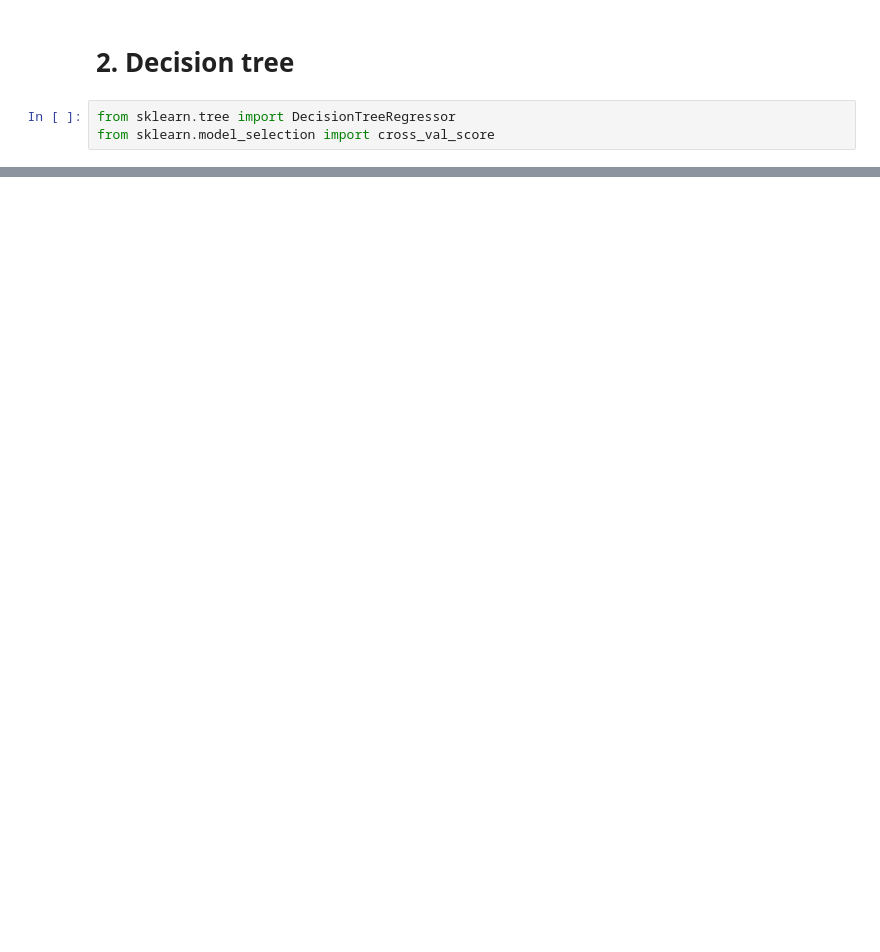
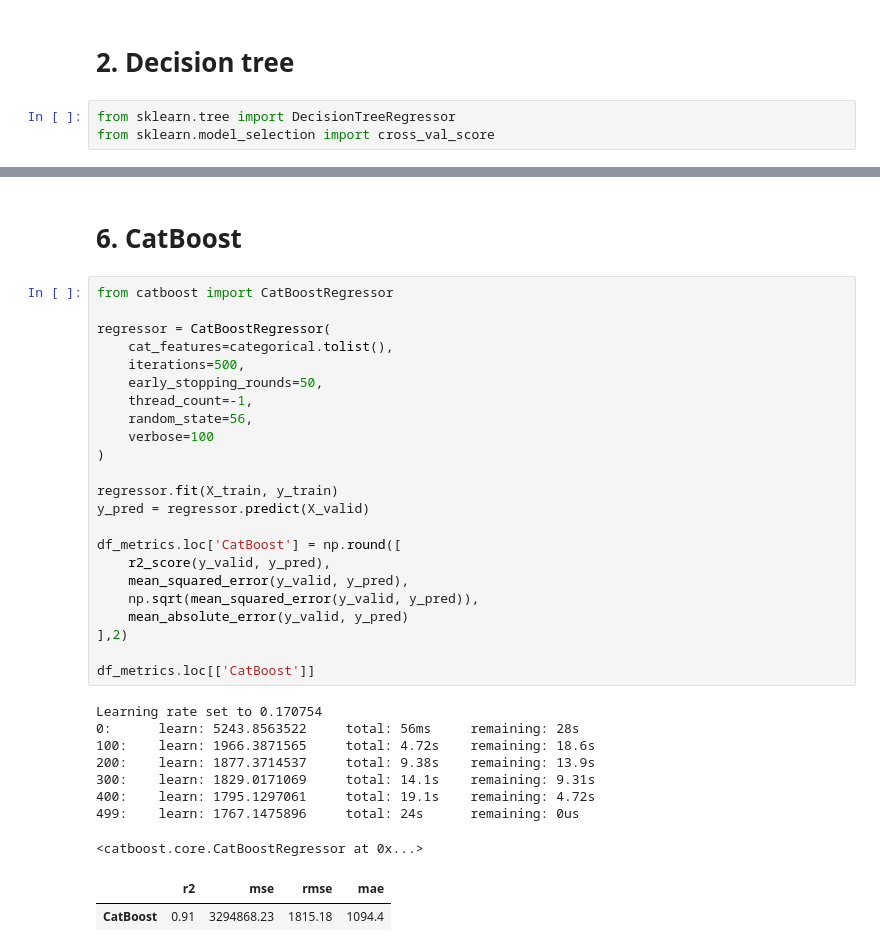
Before and after one commit to yegorchq/usedcars, a Jupyter notebook: usedcars.ipynb, the cells around one changed output, grey strips where cells are left out. Saved outputs shown, nothing was run; the diff lists cells and outputs as text; blank space fills up the shorter version.

```diff
--- a/usedcars.ipynb
+++ b/usedcars.ipynb
@@ -639,0 +760,36 @@ df_metrics
+# %% [markdown]
+# 6. CatBoost
+# %%
+from catboost import CatBoostRegressor
+
+regressor = CatBoostRegressor(
+    cat_features=categorical.tolist(),
+    iterations=500,
+    early_stopping_rounds=50,
+    thread_count=-1,
+    random_state=56,
+    verbose=100
+)
+
+regressor.fit(X_train, y_train)
+y_pred = regressor.predict(X_valid)
+
+df_metrics.loc['CatBoost'] = np.round([
+    r2_score(y_valid, y_pred),
+    mean_squared_error(y_valid, y_pred),
+    np.sqrt(mean_squared_error(y_valid, y_pred)),
+    mean_absolute_error(y_valid, y_pred)
+],2)
+
+df_metrics.loc[['CatBoost']]
+# %% [output]
+Learning rate set to 0.170754
+0:      learn: 5243.8563522     total: 56ms     remaining: 28s
+100:    learn: 1966.3871565     total: 4.72s    remaining: 18.6s
+200:    learn: 1877.3714537     total: 9.38s    remaining: 13.9s
+300:    learn: 1829.0171069     total: 14.1s    remaining: 9.31s
+400:    learn: 1795.1297061     total: 19.1s    remaining: 4.72s
+499:    learn: 1767.1475896     total: 24s      remaining: 0us
+<catboost.core.CatBoostRegressor at 0x...>
+|  | r2 | mse | rmse | mae |
+| CatBoost | 0.91 | 3294868.23 | 1815.18 | 1094.4 |
```
Also changed, not shown: parts of 21 cells of this notebook, 1 other file.
